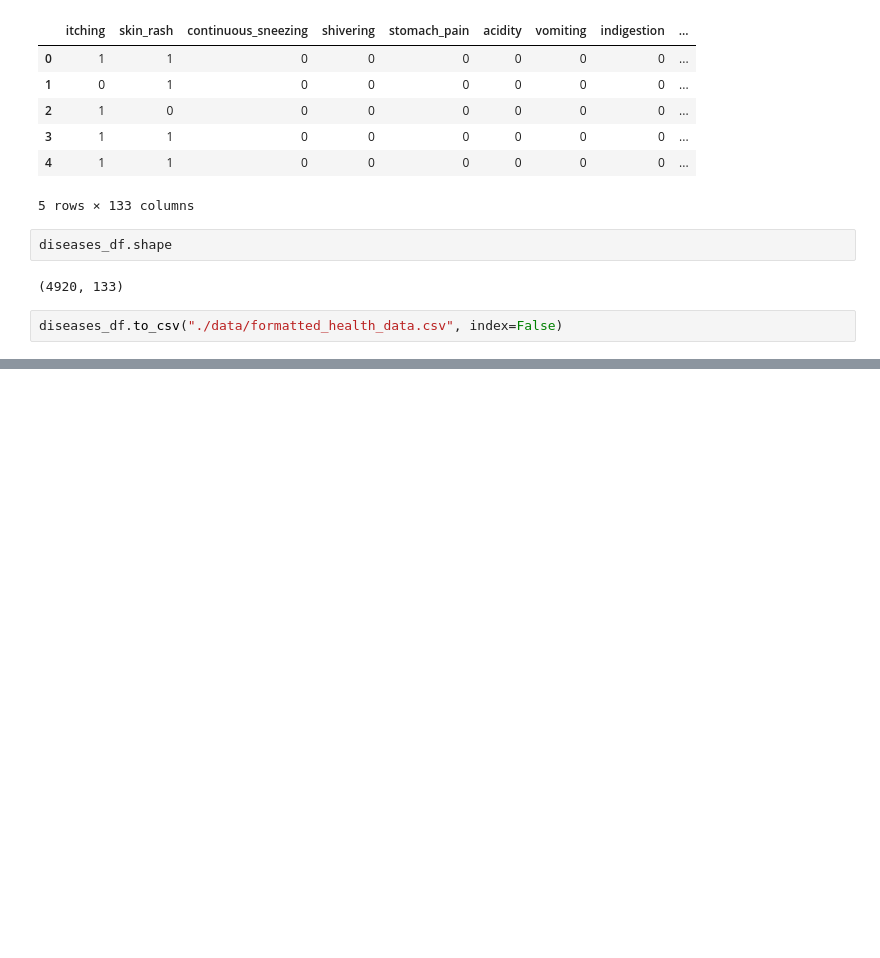
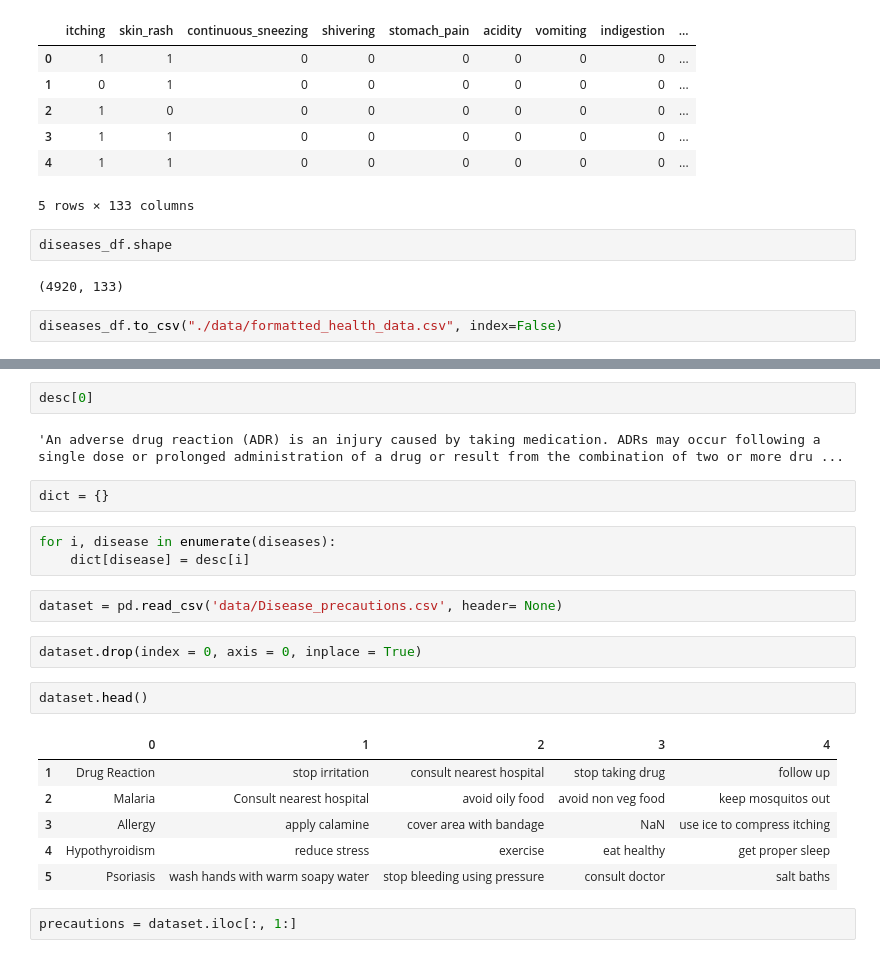
Before and after one commit to Soumya-Dey/DR-BAYMAX-Disease-prediction-system, a Jupyter notebook: dataFormatting.ipynb, the cells around one changed output, grey strips where cells are left out. Saved outputs shown, nothing was run; the diff lists cells and outputs as text; blank space fills up the shorter version.

```diff
--- a/dataFormatting.ipynb
+++ b/dataFormatting.ipynb
@@ -154,0 +178,24 @@ diseases_df.to_csv("./data/formatted_health_data.csv", index=False)
+# %%
+desc[0]
+# %% [output]
+'An adverse drug reaction (ADR) is an injury caused by taking medication. ADRs may occur following a single dose or prolonged administration of a drug or result from the combination of two or more dru ...
+# %%
+dict = {}
+# %%
+for i, disease in enumerate(diseases):
+    dict[disease] = desc[i]
+# %%
+dataset = pd.read_csv('data/Disease_precautions.csv', header= None)
+# %%
+dataset.drop(index = 0, axis = 0, inplace = True)
+# %%
+dataset.head()
+# %% [output]
+|  | 0 | 1 | 2 | 3 | 4 |
+| 1 | Drug Reaction | stop irritation | consult nearest hospital | stop taking drug | follow up |
+| 2 | Malaria | Consult nearest hospital | avoid oily food | avoid non veg food | keep mosquitos out |
+| 3 | Allergy | apply calamine | cover area with bandage | NaN | use ice to compress itching |
+| 4 | Hypothyroidism | reduce stress | exercise | eat healthy | get proper sleep |
+| 5 | Psoriasis | wash hands with warm soapy water | stop bleeding using pressure | consult doctor | salt baths |
+# %%
+precautions = dataset.iloc[:, 1:]
```
Also changed, not shown: parts of 6 cells of this notebook, 4 other files.
